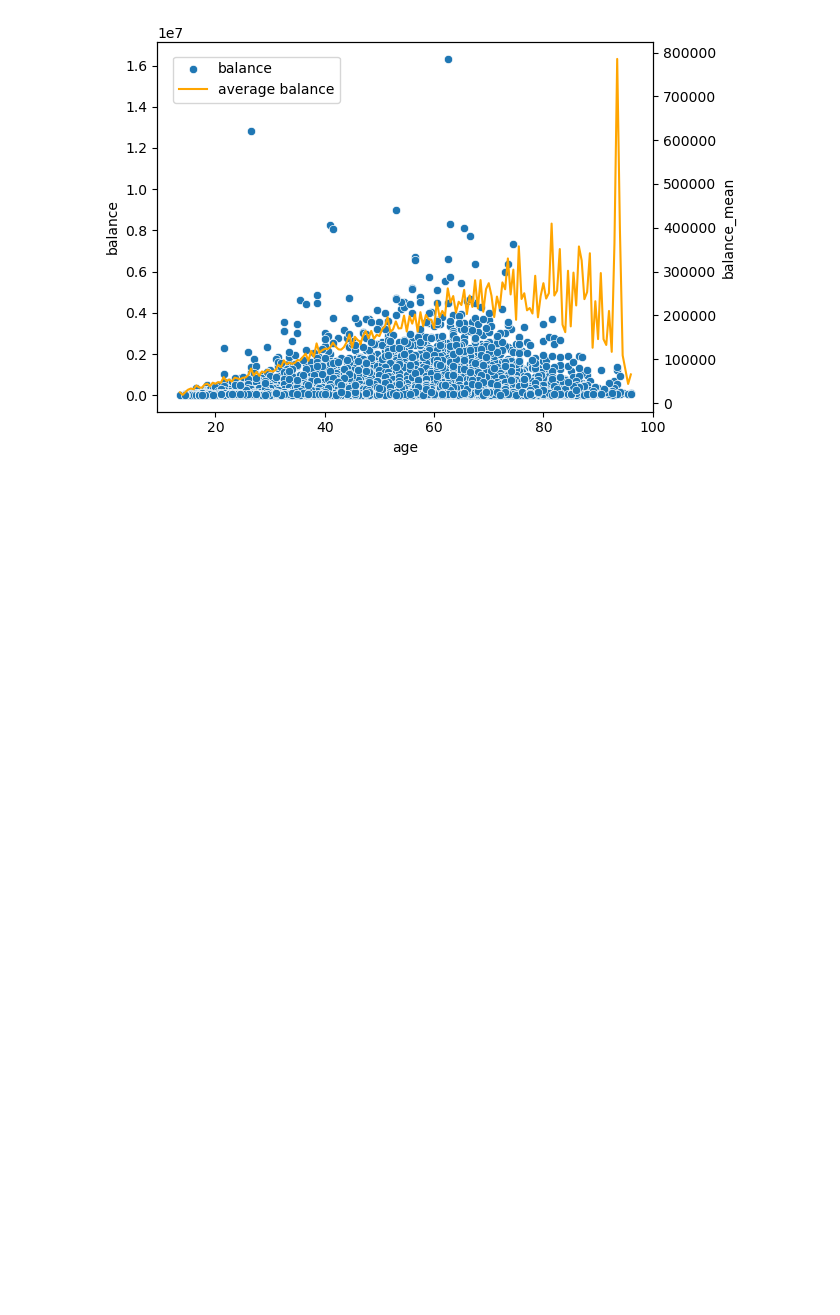
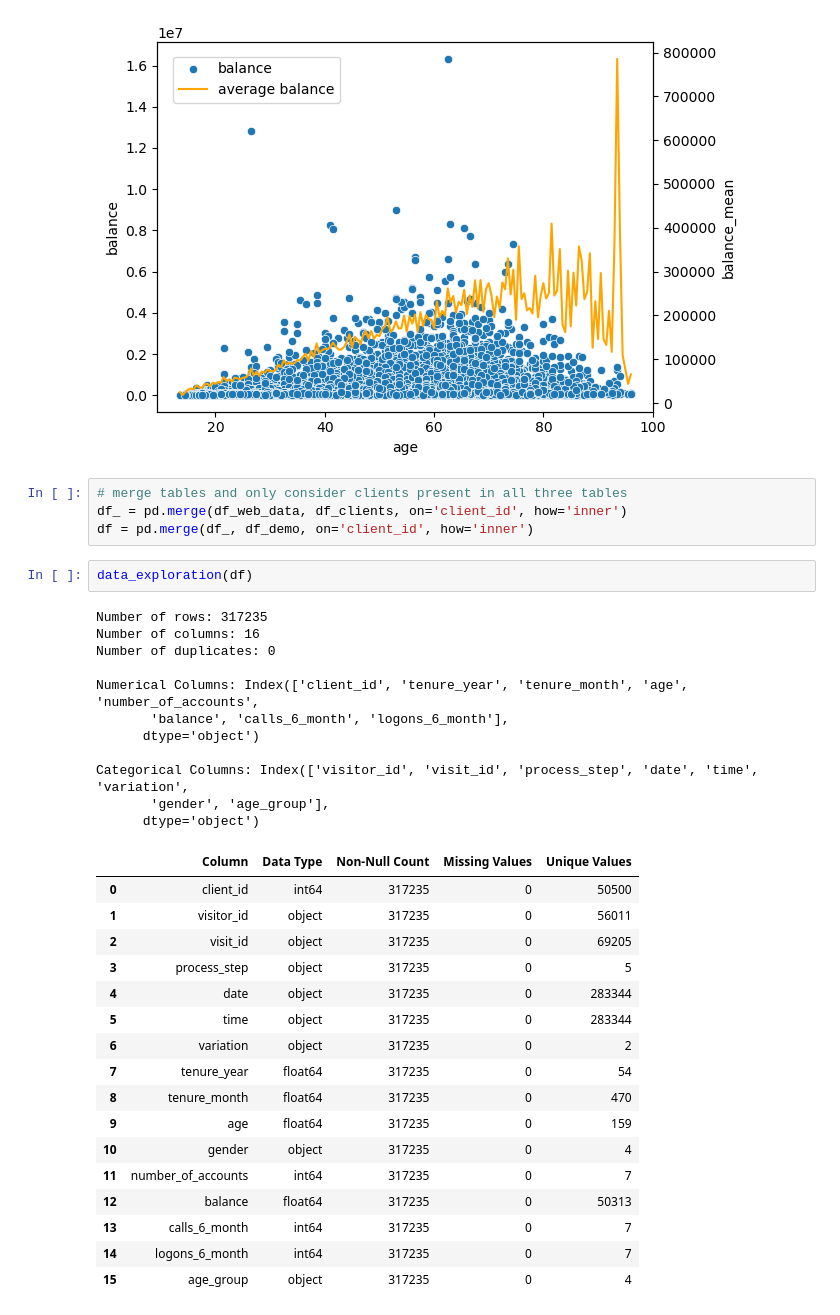
Before and after one commit to RosaEvasari/Vanguard_Project, a Jupyter notebook: notebooks/notebook.ipynb, the cells around one changed output. Saved outputs shown, nothing was run; the diff lists cells and outputs as text; blank space fills up the shorter version.

```diff
--- a/notebooks/notebook.ipynb
+++ b/notebooks/notebook.ipynb
@@ -202,3 +228,38 @@ fig.legend(labels=['balance','average balance'], bbox_to_anchor=(0.15, 0.85), lo
 plt.show()
 # %% [output]
 [figure]
+# %%
+# merge tables and only consider clients present in all three tables
+df_ = pd.merge(df_web_data, df_clients, on='client_id', how='inner')
+df = pd.merge(df_, df_demo, on='client_id', how='inner')
+# %%
+data_exploration(df)
+# %% [output]
+Number of rows: 317235
+Number of columns: 16
+Number of duplicates: 0
+
+Numerical Columns: Index(['client_id', 'tenure_year', 'tenure_month', 'age', 'number_of_accounts',
+       'balance', 'calls_6_month', 'logons_6_month'],
+      dtype='object')
+
+Categorical Columns: Index(['visitor_id', 'visit_id', 'process_step', 'date', 'time', 'variation',
+       'gender', 'age_group'],
+      dtype='object')
+|  | Column | Data Type | Non-Null Count | Missing Values | Unique Values |
+| 0 | client_id | int64 | 317235 | 0 | 50500 |
+| 1 | visitor_id | object | 317235 | 0 | 56011 |
+| 2 | visit_id | object | 317235 | 0 | 69205 |
+| 3 | process_step | object | 317235 | 0 | 5 |
+| 4 | date | object | 317235 | 0 | 283344 |
+| 5 | time | object | 317235 | 0 | 283344 |
+| 6 | variation | object | 317235 | 0 | 2 |
+| 7 | tenure_year | float64 | 317235 | 0 | 54 |
+| 8 | tenure_month | float64 | 317235 | 0 | 470 |
+| 9 | age | float64 | 317235 | 0 | 159 |
+| 10 | gender | object | 317235 | 0 | 4 |
+| 11 | number_of_accounts | int64 | 317235 | 0 | 7 |
+| 12 | balance | float64 | 317235 | 0 | 50313 |
+| 13 | calls_6_month | int64 | 317235 | 0 | 7 |
+| 14 | logons_6_month | int64 | 317235 | 0 | 7 |
+| 15 | age_group | object | 317235 | 0 | 4 |
```
Also changed, not shown: parts of 10 cells of this notebook.
